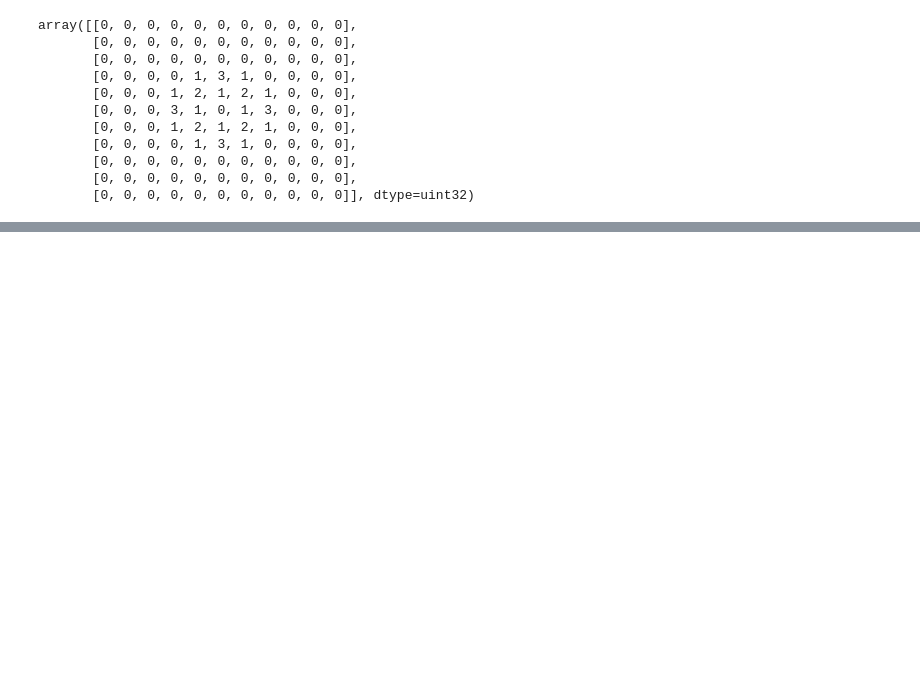
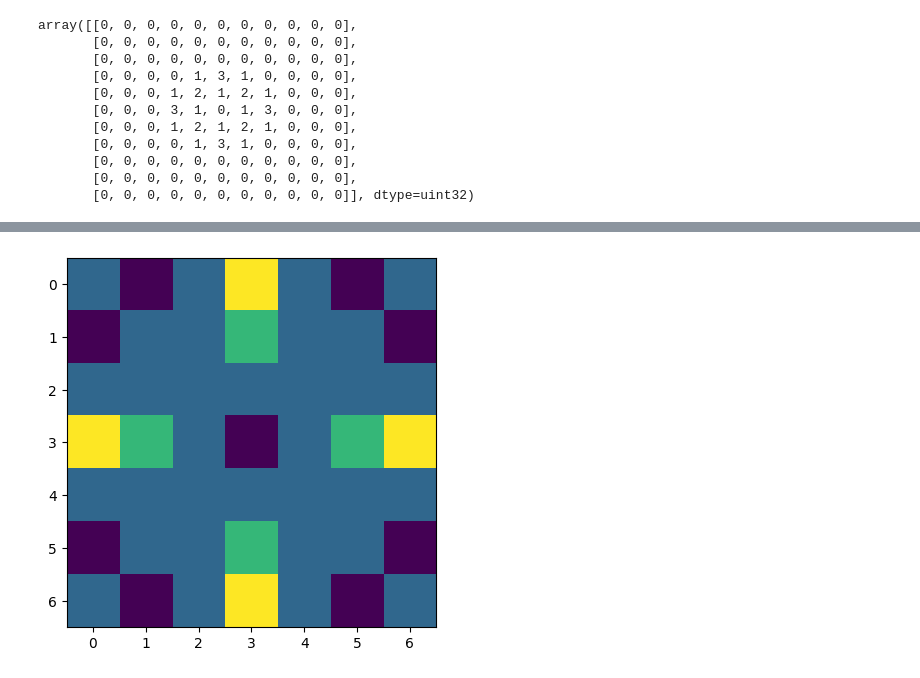
Before and after one commit to tt5/p-sandpile, a Jupyter notebook: sandpile1.ipynb, the cells around one changed output, grey strips where cells are left out. Saved outputs shown, nothing was run; the diff lists cells and outputs as text; code cells hidden in the pictures; blank space fills up the shorter version.

```diff
--- a/sandpile1.ipynb
+++ b/sandpile1.ipynb
@@ -36,0 +46,10 @@ array([[0, 0, 0, 0, 0, 0, 0, 0, 0, 0, 0],
+# %%
+m2 = np.flip(np.rot90(m1))
+lineN = np.array([x for x in range(3, 0, -1)]).reshape(3,1)
+mh = np.concatenate((m1,lineN,m2), axis=1)
+lineS = np.array([x for x in range(3, 0, -1)]+[0]+[x+1 for x in range(3)]).reshape(1,7)
+
+mh = np.concatenate((mh,lineS, np.flip(mh)), axis=0)
+plt.imshow(mh, interpolation='nearest');plt.show()
+# %% [output]
+[figure, added]
```
Also changed, not shown: parts of 7 cells of this notebook.
